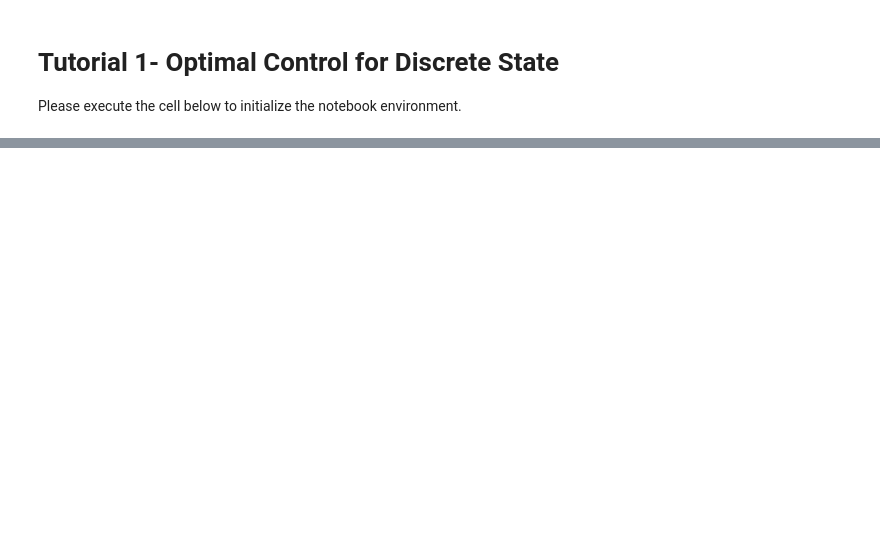
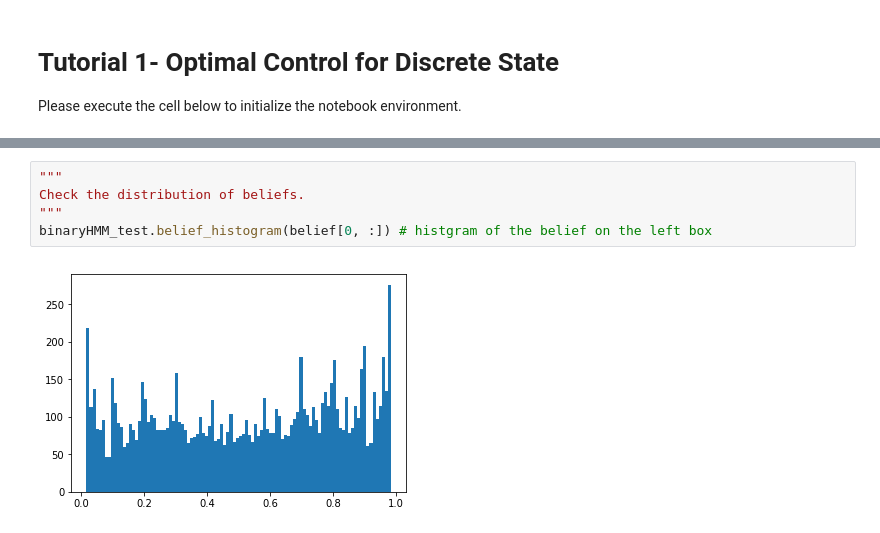
Before and after one commit to zhengww/NeuroMatchAcademy, a Jupyter notebook: Tutorial1_optimal_control_discrete.ipynb, the cells around one changed output, grey strips where cells are left out. Drawn from its saved outputs; the diff is of its cells as text; blank space fills up the shorter version.

```diff
--- a/Tutorial1_optimal_control_discrete.ipynb
+++ b/Tutorial1_optimal_control_discrete.ipynb
@@ -229,0 +244,7 @@ plot_val_thre(threshold_array, value_array)
+# %%
+"""
+Check the distribution of beliefs.
+"""
+binaryHMM_test.belief_histogram(belief[0, :]) # histgram of the belief on the left box
+# %% [output]
+[figure, added]
```
Also changed, not shown: parts of 23 cells of this notebook, 3 other files.
